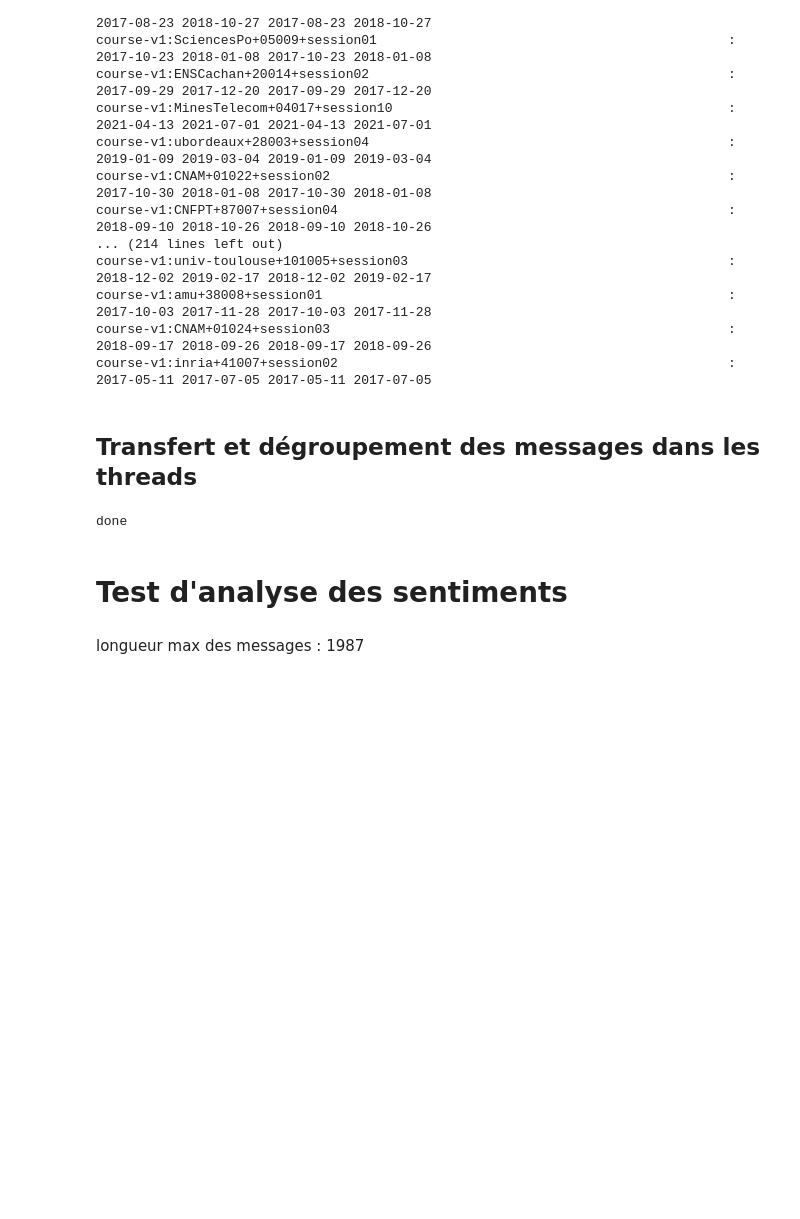
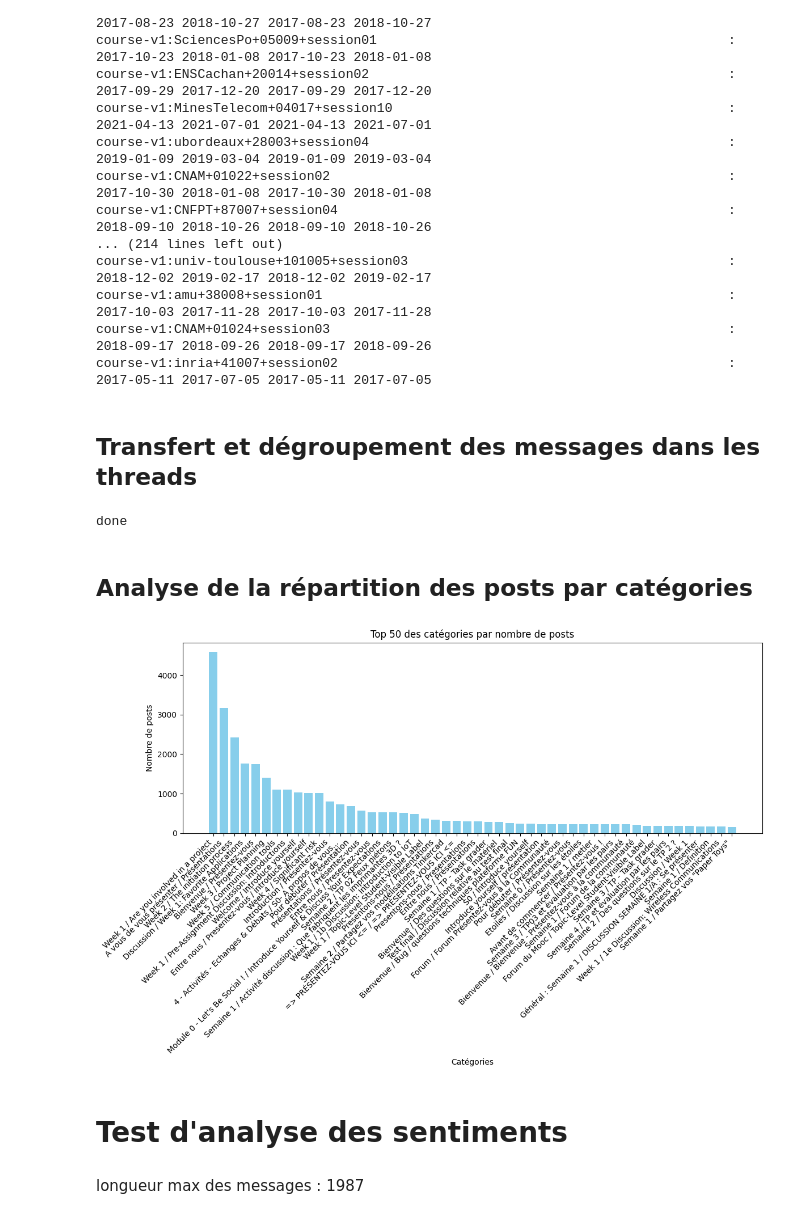
Before and after one commit to MelodyDuplaix/projet_mooc_test, a Jupyter notebook: notebooks/analyse_posts_mooc.ipynb, the cells around one changed output. Drawn from its saved outputs; the diff is of its cells as text; code cells hidden in the pictures; blank space fills up the shorter version.

Commit message:
Feat: ajout d'une analyse des catégories de posts

```diff
--- a/notebooks/analyse_posts_mooc.ipynb
+++ b/notebooks/analyse_posts_mooc.ipynb
@@ -337,6 +337,64 @@ for doc in result:
 print("done")
 # %% [output]
 done
+# %% [markdown]
+## Analyse de la répartition des posts par catégories
+# %%
+from pymongo import MongoClient
+import matplotlib.pyplot as plt
+
+# Connexion à MongoDB
+client = MongoClient('mongodb://localhost:27017/')
+result = client['mooc']['posts_mooc'].aggregate([
+    {
+        '$match': {
+        "content.courseware_title": {
+            '$exists': True
+        }
+        }
+    },
+    {
+        '$group': {
+            '_id': '$content.courseware_title',
+            'nb': {
+                '$count': {}
+            }
+        }
+    },
+    {
+        '$sort': {
+            'nb': -1
+        }
+    },
+    {
+        '$limit': 50
+    }
+])
+
+# Préparer les données pour le graphique
+categories = []
+counts = []
+
+for doc in result:
+    categories.append(doc['_id'] if doc['_id'] else 'Inconnu')
+    counts.append(doc['nb'])
+
+# Création du graphique
+plt.figure(figsize=(12, 8))
+plt.bar(categories, counts, color='skyblue')
+plt.xlabel('Catégories')
+plt.ylabel('Nombre de posts')
+plt.title('Top 50 des catégories par nombre de posts')
+plt.xticks(rotation=45, ha='right')
+plt.tight_layout()
+
+# Afficher le graphique
+plt.show()
+
+# Fermer la connexion MongoDB
+client.close()
+# %% [output]
+[figure, added]
 # %% [markdown]
 # Test d'analyse des sentiments
 # %% [markdown]
```
Also changed, not shown: parts of 1 cell of this notebook, 2 other files.
